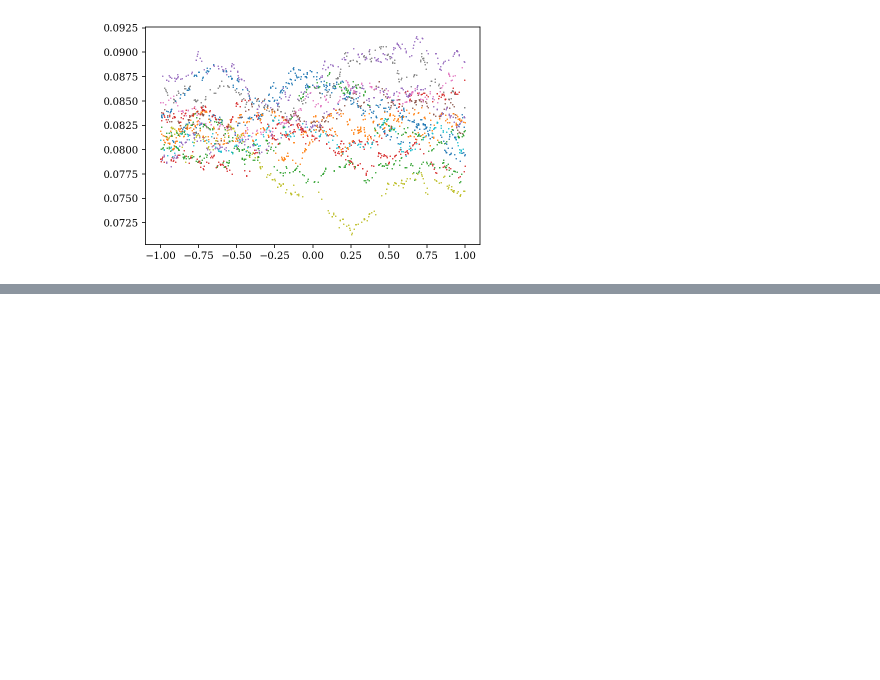
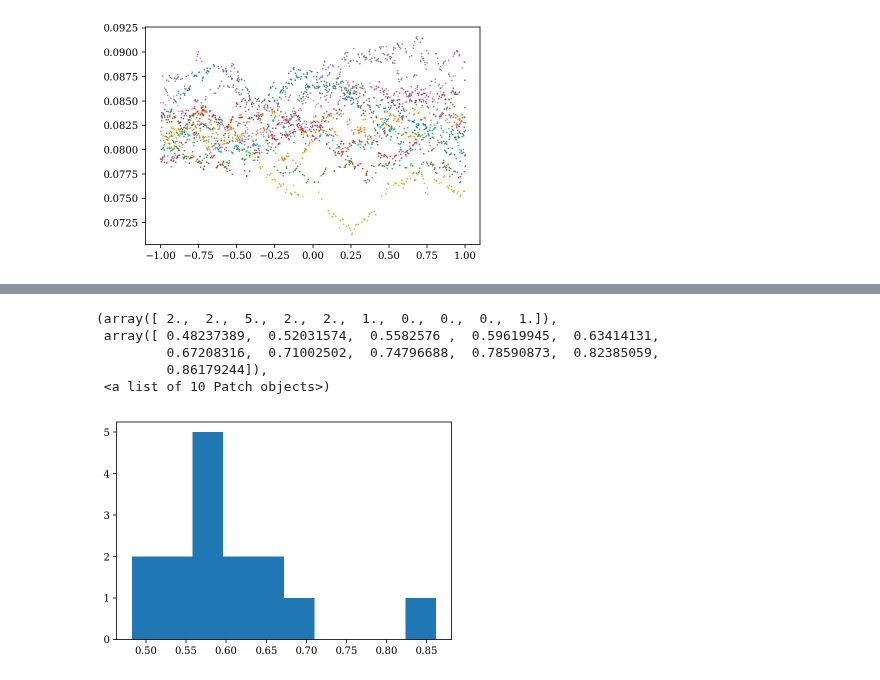
Before and after one commit to KuanWang-Astro/Fisher-paper-version, a Jupyter notebook: Plot_df-dp.ipynb, the cells around one changed output, grey strips where cells are left out. Drawn from its saved outputs; the diff is of its cells as text; code cells hidden in the pictures; blank space fills up the shorter version.

```diff
--- a/Plot_df-dp.ipynb
+++ b/Plot_df-dp.ipynb
@@ -44,0 +60,13 @@ plot_fi_pj(5,93,'-21.0')
+# %%
+postcov_w20p5 = []
+for seed in seed_20p5:
+    postcov_w20p5.append(postcov_dict_20p5[seed]['w'])
+postcov_w20p5 = np.array(postcov_w20p5)
+plt.hist(np.sqrt(postcov_w20p5[:,5,5]))
+# %% [output]
+(array([ 2.,  2.,  5.,  2.,  2.,  1.,  0.,  0.,  0.,  1.]),
+ array([ 0.48237389,  0.52031574,  0.5582576 ,  0.59619945,  0.63414131,
+         0.67208316,  0.71002502,  0.74796688,  0.78590873,  0.82385059,
+         0.86179244]),
+ <a list of 10 Patch objects>)
+[figure, added]
```
Also changed, not shown: parts of 4 cells of this notebook, 4 other files.
